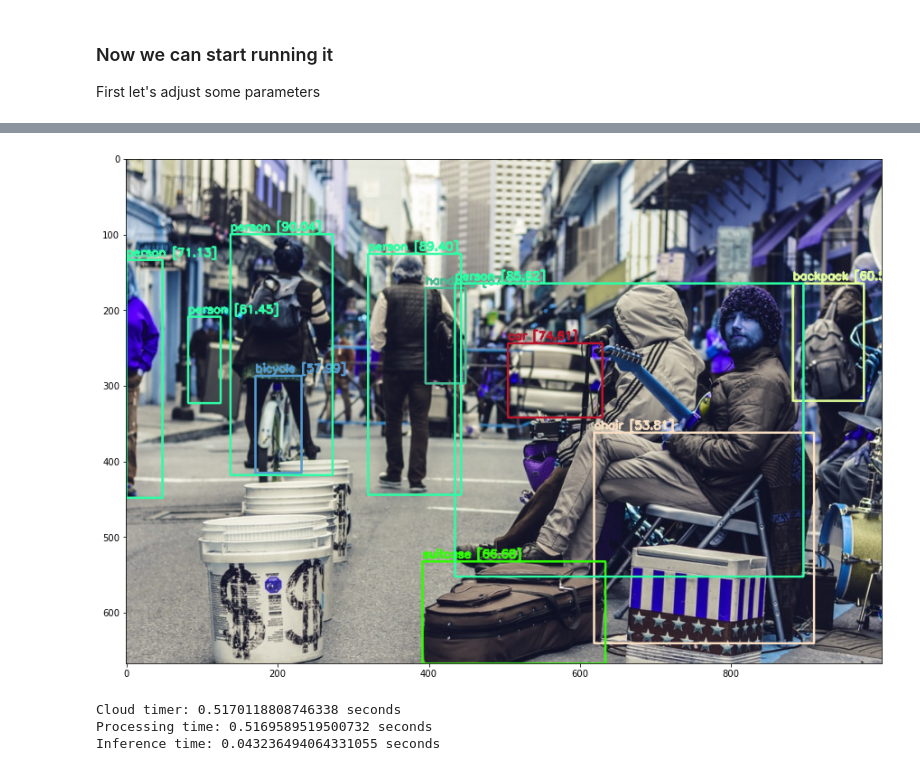
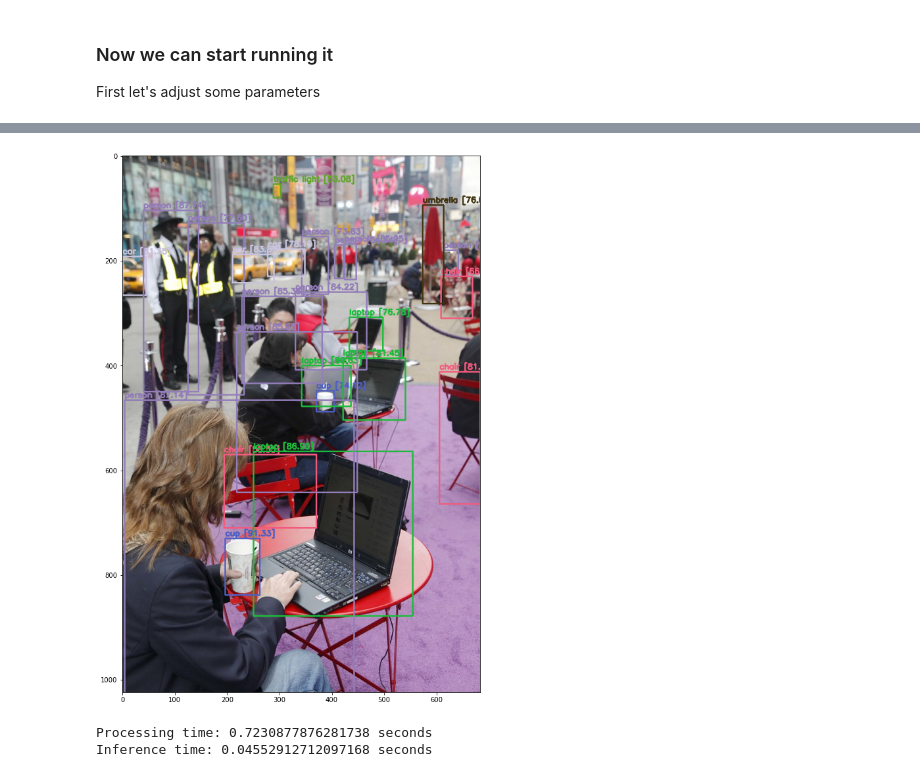
Before and after one commit to tiagodeoliveira/amazon-sagemaker-notebooks, a Jupyter notebook: yolov4_darknet/yolov4_darknet.ipynb, the cells around one changed output, grey strips where cells are left out. Cells and saved outputs as stored; diff of their text form; code cells hidden in the pictures.

```diff
--- a/yolov4_darknet/yolov4_darknet.ipynb
+++ b/yolov4_darknet/yolov4_darknet.ipynb
@@ -68,36 +82,44 @@ def darknet_helper(img, width, height):
 # %%
-req = urllib.request.urlopen('https://raw.githubusercontent.com/MrDio/ImageProcessingInCloudColab/main/in.jpg')
-arr = np.asarray(bytearray(req.read()), dtype=np.uint8)
-image = cv2.imdecode(arr, -1)
+def infer(image_location):
+    start_cloud_Img = time.time()
 
-cloud_timer_start = time.time()
-start_cloud_Img = time.time()
-start_predict_Img = time.time()
+    req = urllib.request.urlopen(image_location)
+    arr = np.asarray(bytearray(req.read()), dtype=np.uint8)
+    image = cv2.cvtColor(cv2.imdecode(arr, -1), cv2.COLOR_BGR2RGB)
 
-detections, width_ratio, height_ratio = darknet_helper(image, width, height)
+    start_predict_Img = time.time()
 
-end_predict_Img = time.time()
+    darknet_image = darknet.make_image(width, height, 3)
+    img_resized = cv2.resize(image, (width, height), interpolation=cv2.INTER_LINEAR)
 
-for label, confidence, bbox in detections:
-    left, top, right, bottom = darknet.bbox2points(bbox)
-    left, top, right, bottom = int(left * width_ratio), int(top * height_ratio), int(right * width_ratio), int(bottom * height_ratio)
-    cv2.rectangle(image, (left, top), (right, bottom), class_colors[label], 2)
-    cv2.putText(image, "{} [{:.2f}]".format(label, float(confidence)),
-                      (left, top - 5), cv2.FONT_HERSHEY_SIMPLEX, 0.5,
-                      class_colors[label], 2)
+    img_height, img_width, _ = image.shape
+    width_ratio = img_width / width
+    height_ratio = img_height / height
 
-plt.imshow(image)
-plt.show()
+    darknet.copy_image_from_bytes(darknet_image, img_resized.tobytes())
+    detections = darknet.detect_image(network, class_names, darknet_image)
+    darknet.free_image(darknet_image)
 
-end_cloud_Img = time.time()
+    end_predict_Img = time.time()
 
-cloud_timer = time.time() - cloud_timer_start
+    for label, confidence, bbox in detections:
+        left, top, right, bottom = darknet.bbox2points(bbox)
+        left, top, right, bottom = int(left * width_ratio), int(top * height_ratio), int(right * width_ratio), int(bottom * height_ratio)
+        cv2.rectangle(image, (left, top), (right, bottom), class_colors[label], 2)
+        cv2.putText(image, "{} [{:.2f}]".format(label, float(confidence)),
+                          (left, top - 5), cv2.FONT_HERSHEY_SIMPLEX, 0.5,
+                          class_colors[label], 2)
 
-print(f"Cloud timer: {cloud_timer} seconds")
-print(f"Processing time: {end_cloud_Img - start_cloud_Img} seconds")
-print(f"Inference time: {end_predict_Img - start_predict_Img} seconds")
+    plt.imshow(image)
+    plt.show()
+
+    end_cloud_Img = time.time()
+
+    print(f"Processing time: {end_cloud_Img - start_cloud_Img} seconds")
+    print(f"Inference time: {end_predict_Img - start_predict_Img} seconds")
-# %% [output]
-[figure, removed]
-Cloud timer: 0.5170118808746338 seconds
-Processing time: 0.5169589519500732 seconds
-Inference time: 0.043236494064331055 seconds
+# %%
+infer('https://live.staticflickr.com/2791/4092672143_b122ea69dc_b.jpg')
+# %% [output]
+[figure, added]
+Processing time: 0.7230877876281738 seconds
+Inference time: 0.04552912712097168 seconds
```
Also changed, not shown: parts of 10 cells of this notebook, 1 other file.
